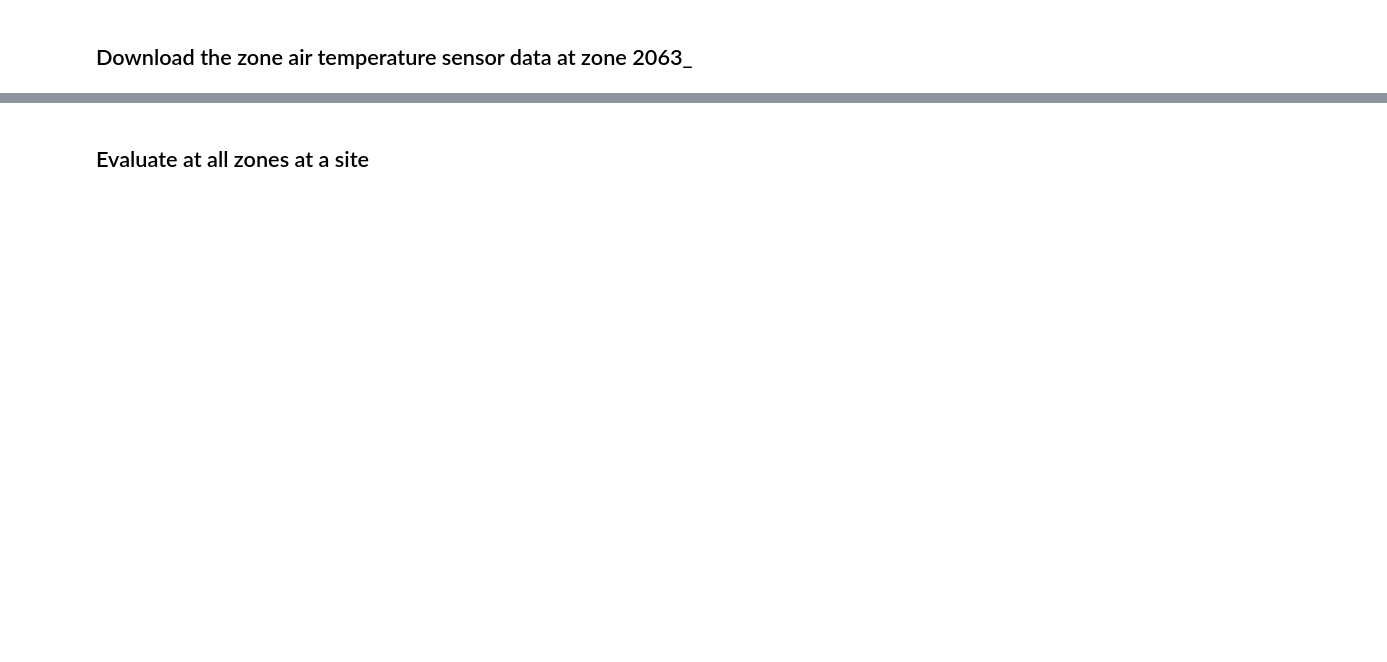
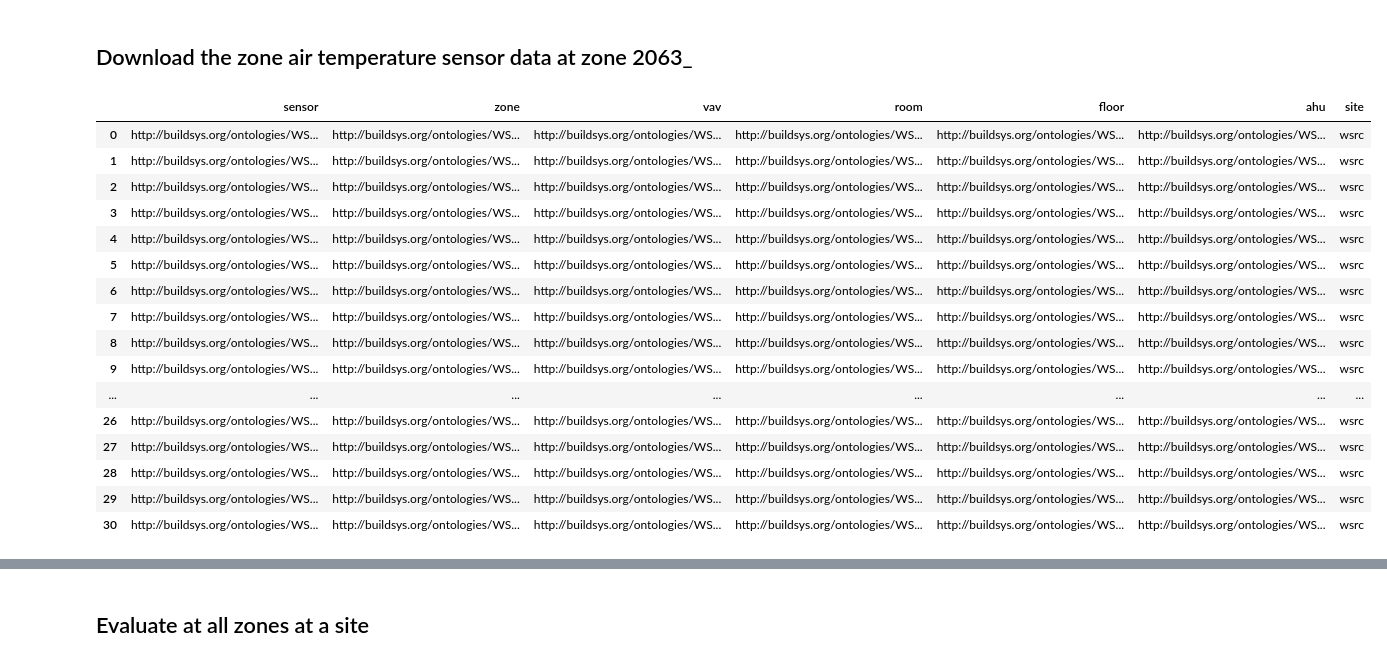
Before and after one commit to ruijis/mortardata_comfort_evaluation, a Jupyter notebook: demo.ipynb, the cells around one changed output, grey strips where cells are left out. Saved outputs shown, nothing was run; the diff lists cells and outputs as text; code cells hidden in the pictures; blank space fills up the shorter version.

```diff
--- a/demo.ipynb
+++ b/demo.ipynb
@@ -74,3 +96,23 @@ metadata_vmif = client.sparql(query, sites=['vmif'])
 # %% [markdown]
 ## Download the zone air temperature sensor data at zone 2063_
+# %%
+metadata_vmif
+# %% [output]
+|  | sensor | zone | vav | room | floor | ahu | site |
+| 0 | http://buildsys.org/ontologies/WS... | http://buildsys.org/ontologies/WS... | http://buildsys.org/ontologies/WS... | http://buildsys.org/ontologies/WS... | http://buildsys.org/ontologies/WS... | http://buildsys.org/ontologies/WS... | wsrc |
+| 1 | http://buildsys.org/ontologies/WS... | http://buildsys.org/ontologies/WS... | http://buildsys.org/ontologies/WS... | http://buildsys.org/ontologies/WS... | http://buildsys.org/ontologies/WS... | http://buildsys.org/ontologies/WS... | wsrc |
+| 2 | http://buildsys.org/ontologies/WS... | http://buildsys.org/ontologies/WS... | http://buildsys.org/ontologies/WS... | http://buildsys.org/ontologies/WS... | http://buildsys.org/ontologies/WS... | http://buildsys.org/ontologies/WS... | wsrc |
+| 3 | http://buildsys.org/ontologies/WS... | http://buildsys.org/ontologies/WS... | http://buildsys.org/ontologies/WS... | http://buildsys.org/ontologies/WS... | http://buildsys.org/ontologies/WS... | http://buildsys.org/ontologies/WS... | wsrc |
+| 4 | http://buildsys.org/ontologies/WS... | http://buildsys.org/ontologies/WS... | http://buildsys.org/ontologies/WS... | http://buildsys.org/ontologies/WS... | http://buildsys.org/ontologies/WS... | http://buildsys.org/ontologies/WS... | wsrc |
+| 5 | http://buildsys.org/ontologies/WS... | http://buildsys.org/ontologies/WS... | http://buildsys.org/ontologies/WS... | http://buildsys.org/ontologies/WS... | http://buildsys.org/ontologies/WS... | http://buildsys.org/ontologies/WS... | wsrc |
+| 6 | http://buildsys.org/ontologies/WS... | http://buildsys.org/ontologies/WS... | http://buildsys.org/ontologies/WS... | http://buildsys.org/ontologies/WS... | http://buildsys.org/ontologies/WS... | http://buildsys.org/ontologies/WS... | wsrc |
+| 7 | http://buildsys.org/ontologies/WS... | http://buildsys.org/ontologies/WS... | http://buildsys.org/ontologies/WS... | http://buildsys.org/ontologies/WS... | http://buildsys.org/ontologies/WS... | http://buildsys.org/ontologies/WS... | wsrc |
+| 8 | http://buildsys.org/ontologies/WS... | http://buildsys.org/ontologies/WS... | http://buildsys.org/ontologies/WS... | http://buildsys.org/ontologies/WS... | http://buildsys.org/ontologies/WS... | http://buildsys.org/ontologies/WS... | wsrc |
+| 9 | http://buildsys.org/ontologies/WS... | http://buildsys.org/ontologies/WS... | http://buildsys.org/ontologies/WS... | http://buildsys.org/ontologies/WS... | http://buildsys.org/ontologies/WS... | http://buildsys.org/ontologies/WS... | wsrc |
+| ... | ... | ... | ... | ... | ... | ... | ... |
+| 26 | http://buildsys.org/ontologies/WS... | http://buildsys.org/ontologies/WS... | http://buildsys.org/ontologies/WS... | http://buildsys.org/ontologies/WS... | http://buildsys.org/ontologies/WS... | http://buildsys.org/ontologies/WS... | wsrc |
+| 27 | http://buildsys.org/ontologies/WS... | http://buildsys.org/ontologies/WS... | http://buildsys.org/ontologies/WS... | http://buildsys.org/ontologies/WS... | http://buildsys.org/ontologies/WS... | http://buildsys.org/ontologies/WS... | wsrc |
+| 28 | http://buildsys.org/ontologies/WS... | http://buildsys.org/ontologies/WS... | http://buildsys.org/ontologies/WS... | http://buildsys.org/ontologies/WS... | http://buildsys.org/ontologies/WS... | http://buildsys.org/ontologies/WS... | wsrc |
+| 29 | http://buildsys.org/ontologies/WS... | http://buildsys.org/ontologies/WS... | http://buildsys.org/ontologies/WS... | http://buildsys.org/ontologies/WS... | http://buildsys.org/ontologies/WS... | http://buildsys.org/ontologies/WS... | wsrc |
+| 30 | http://buildsys.org/ontologies/WS... | http://buildsys.org/ontologies/WS... | http://buildsys.org/ontologies/WS... | http://buildsys.org/ontologies/WS... | http://buildsys.org/ontologies/WS... | http://buildsys.org/ontologies/WS... | wsrc |
 # %%
```
Also changed, not shown: parts of 10 cells of this notebook, 1 other file.
